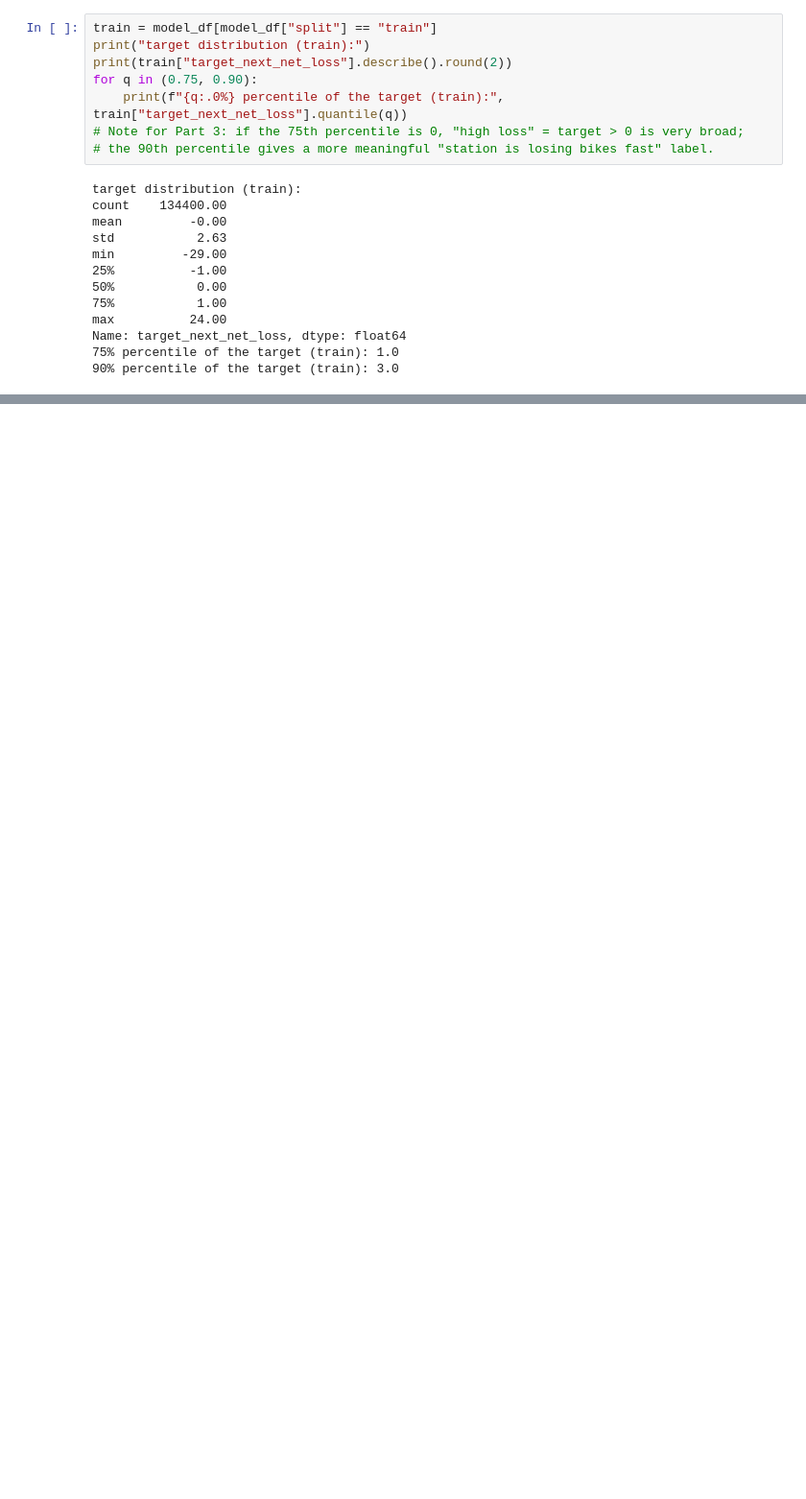
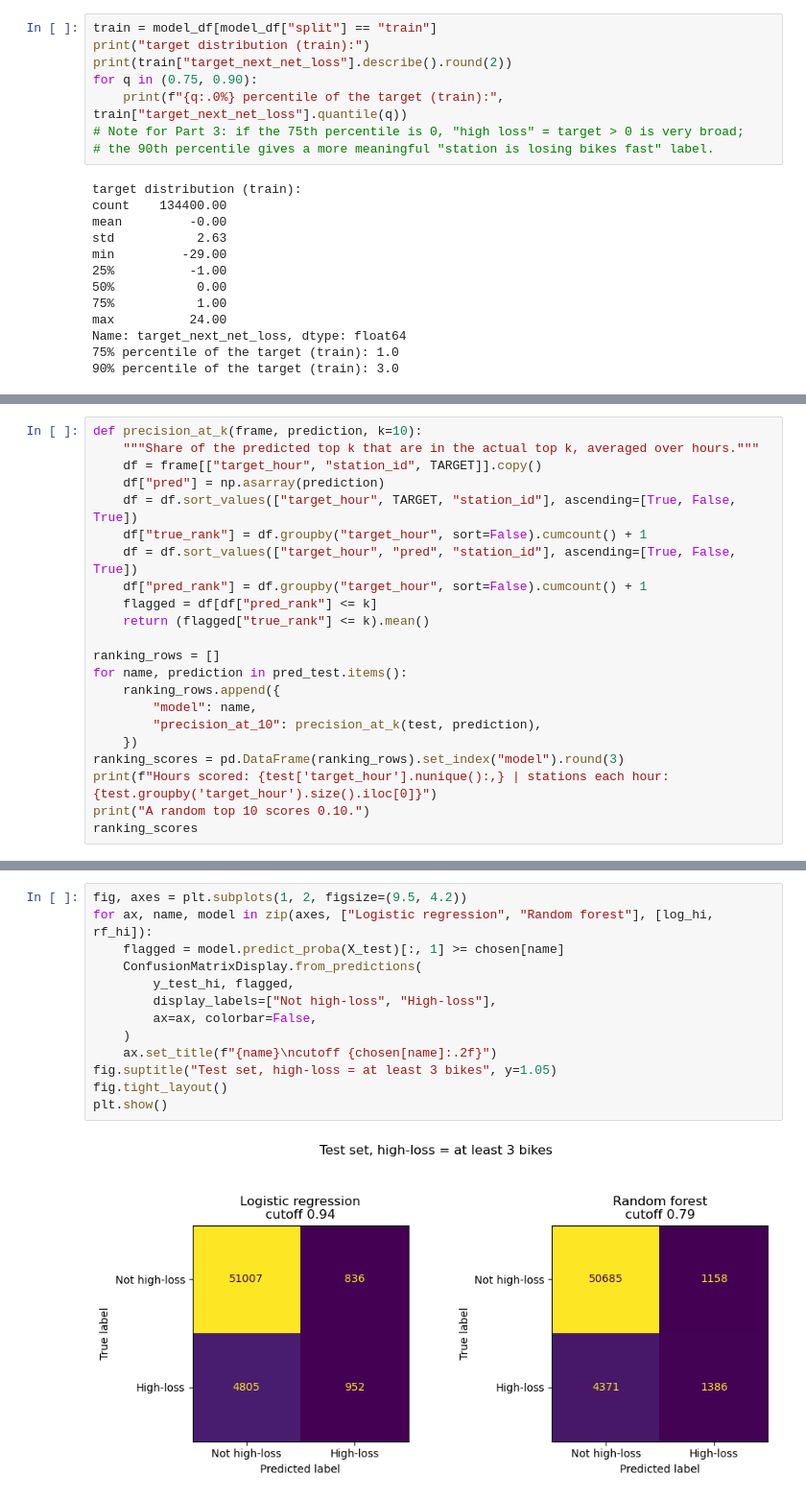
Before and after one commit to AymBohs/bike-station-prediction, a Jupyter notebook: mgsc_661_project.ipynb, the cells around one changed output, grey strips where cells are left out. Shown at 96% size. Saved outputs shown, nothing was run; the diff lists cells and outputs as text; blank space fills up the shorter version.

```diff
--- a/mgsc_661_project.ipynb
+++ b/mgsc_661_project.ipynb
@@ -460,0 +710,22 @@ Name: target_next_net_loss, dtype: float64
+# %%
+def precision_at_k(frame, prediction, k=10):
+    """Share of the predicted top k that are in the actual top k, averaged over hours."""
+    df = frame[["target_hour", "station_id", TARGET]].copy()
+    df["pred"] = np.asarray(prediction)
+    df = df.sort_values(["target_hour", TARGET, "station_id"], ascending=[True, False, True])
+    df["true_rank"] = df.groupby("target_hour", sort=False).cumcount() + 1
+    df = df.sort_values(["target_hour", "pred", "station_id"], ascending=[True, False, True])
+    df["pred_rank"] = df.groupby("target_hour", sort=False).cumcount() + 1
+    flagged = df[df["pred_rank"] <= k]
+    return (flagged["true_rank"] <= k).mean()
+
+ranking_rows = []
+for name, prediction in pred_test.items():
+    ranking_rows.append({
+        "model": name,
+        "precision_at_10": precision_at_k(test, prediction),
+    })
+ranking_scores = pd.DataFrame(ranking_rows).set_index("model").round(3)
+print(f"Hours scored: {test['target_hour'].nunique():,} | stations each hour: {test.groupby('target_hour').size().iloc[0]}")
+print("A random top 10 scores 0.10.")
+ranking_scores
@@ -460,0 +904,15 @@ Name: target_next_net_loss, dtype: float64
+# %%
+fig, axes = plt.subplots(1, 2, figsize=(9.5, 4.2))
+for ax, name, model in zip(axes, ["Logistic regression", "Random forest"], [log_hi, rf_hi]):
+    flagged = model.predict_proba(X_test)[:, 1] >= chosen[name]
+    ConfusionMatrixDisplay.from_predictions(
+        y_test_hi, flagged,
+        display_labels=["Not high-loss", "High-loss"],
+        ax=ax, colorbar=False,
+    )
+    ax.set_title(f"{name}\ncutoff {chosen[name]:.2f}")
+fig.suptitle("Test set, high-loss = at least 3 bikes", y=1.05)
+fig.tight_layout()
+plt.show()
+# %% [output]
+[figure, added]
```
Also changed, not shown: parts of 16 cells of this notebook, 1 other file.
